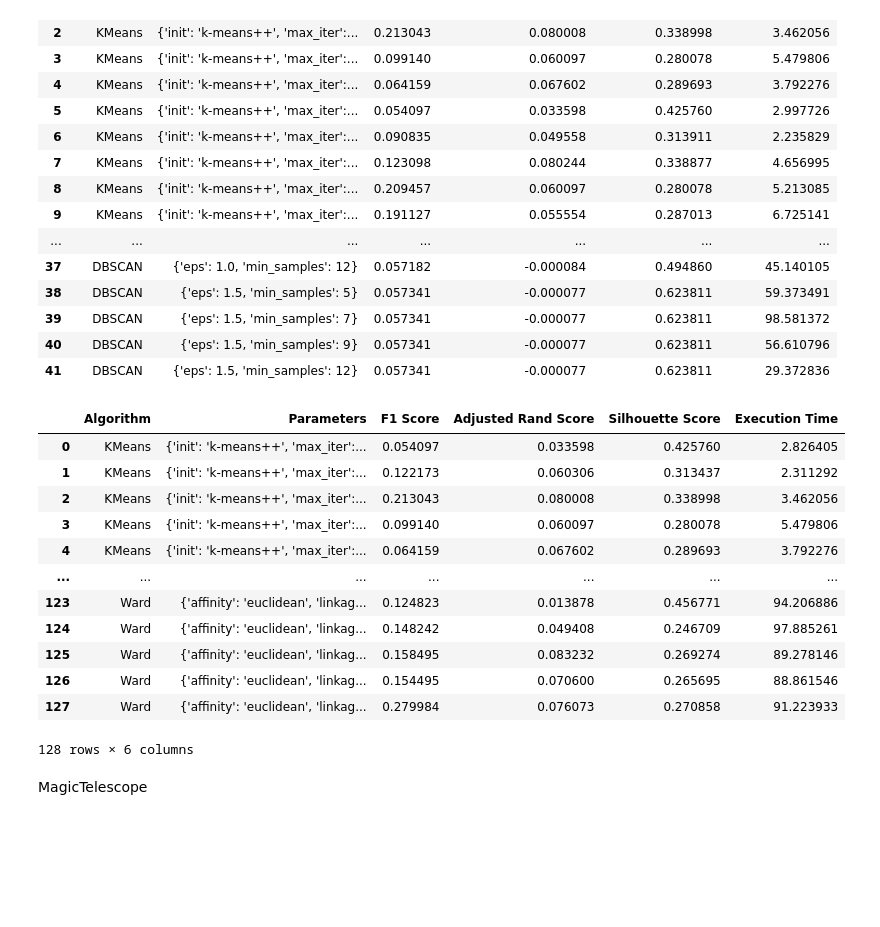
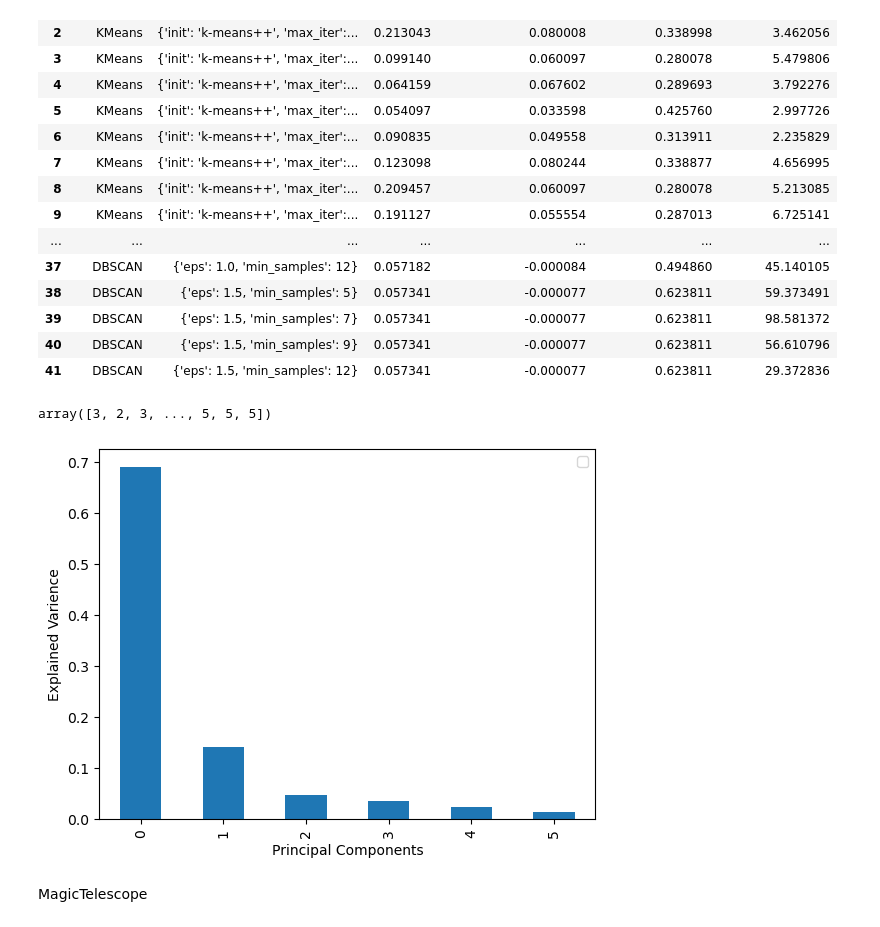
Before and after one commit to Luckseegan/Clustering, a Jupyter notebook: clusters.ipynb, the cells around one changed output. Cells and saved outputs as stored; diff of their text form; code cells hidden in the pictures; blank space fills up the shorter version.

Commit message:
visuals added

```diff
--- a/clusters.ipynb
+++ b/clusters.ipynb
@@ -802,3 +805,18 @@ run_parallel(algorithms)
 # Run all the algorithms in parallel and save the results to a CSV file
 results_test = run_parallel(algorithms)
 results_df_test = pd.DataFrame(results_test)
+# %%
+pca=PCA(0.95)
+X=pca.fit_transform(X)
+# %%
+y
+# %% [output]
+array([3, 2, 3, ..., 5, 5, 5])
+# %%
+pca.n_components_
+pd.DataFrame(pca.explained_variance_ratio_).plot.bar()
+plt.legend('')
+plt.xlabel('Principal Components')
+plt.ylabel('Explained Varience');
+# %% [output]
+[figure, added]
@@ -805,22 +842,8 @@ results_df_test = pd.DataFrame(results_test)
 # %%
-#results_df=pd.read_csv('clustering_results_gas-drift-different-concentrations.csv')
+results_df=pd.read_csv('clustering_results_gas-drift-different-concentrations.csv')
 results_df=pd.concat([results_df, results_df_test], ignore_index=True)
 results_df.to_csv('clustering_results_gas-drift-different-concentrations.csv', index=False)
 results_df
-# %% [output]
-|  | Algorithm | Parameters | F1 Score | Adjusted Rand Score | Silhouette Score | Execution Time |
-| 0 | KMeans | {'init': 'k-means++', 'max_iter':... | 0.054097 | 0.033598 | 0.425760 | 2.826405 |
-| 1 | KMeans | {'init': 'k-means++', 'max_iter':... | 0.122173 | 0.060306 | 0.313437 | 2.311292 |
-| 2 | KMeans | {'init': 'k-means++', 'max_iter':... | 0.213043 | 0.080008 | 0.338998 | 3.462056 |
-| 3 | KMeans | {'init': 'k-means++', 'max_iter':... | 0.099140 | 0.060097 | 0.280078 | 5.479806 |
-| 4 | KMeans | {'init': 'k-means++', 'max_iter':... | 0.064159 | 0.067602 | 0.289693 | 3.792276 |
-| ... | ... | ... | ... | ... | ... | ... |
-| 123 | Ward | {'affinity': 'euclidean', 'linkag... | 0.124823 | 0.013878 | 0.456771 | 94.206886 |
-| 124 | Ward | {'affinity': 'euclidean', 'linkag... | 0.148242 | 0.049408 | 0.246709 | 97.885261 |
-| 125 | Ward | {'affinity': 'euclidean', 'linkag... | 0.158495 | 0.083232 | 0.269274 | 89.278146 |
-| 126 | Ward | {'affinity': 'euclidean', 'linkag... | 0.154495 | 0.070600 | 0.265695 | 88.861546 |
-| 127 | Ward | {'affinity': 'euclidean', 'linkag... | 0.279984 | 0.076073 | 0.270858 | 91.223933 |
-128 rows × 6 columns
 # %% [markdown]
 MagicTelescope
 # %%
```
Also changed, not shown: parts of 17 cells of this notebook, 17 other files.
